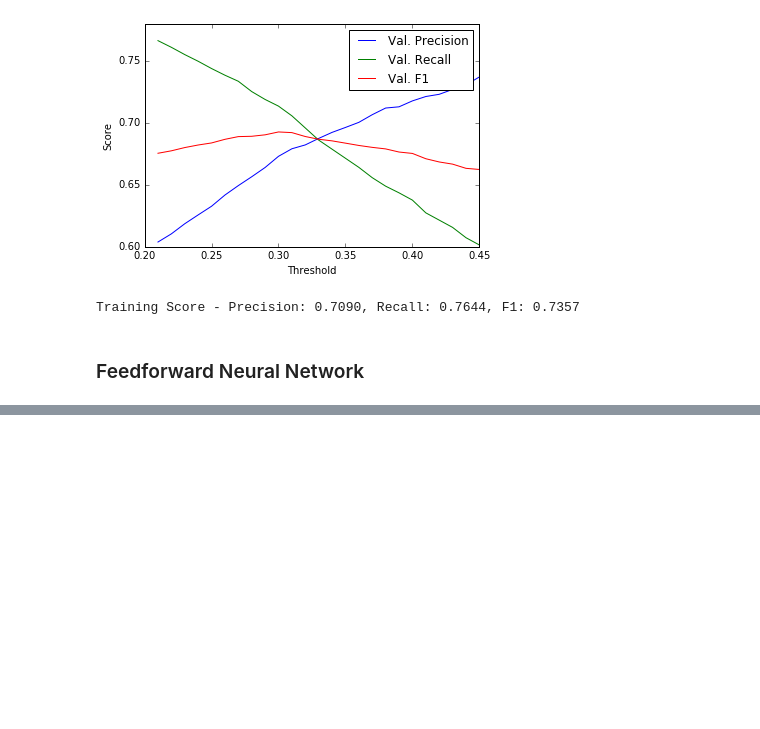
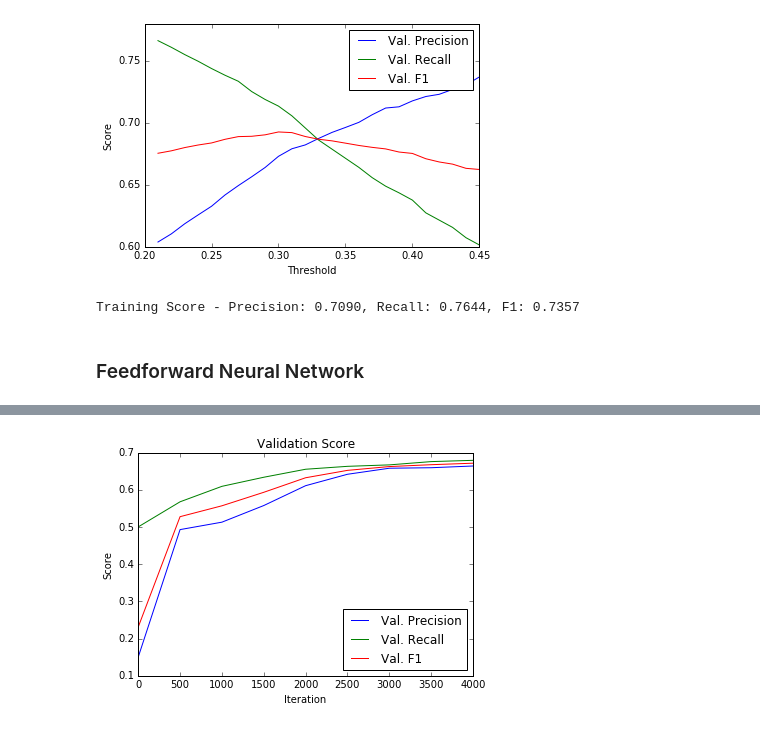
Before and after one commit to llefebure/indeed-ml, a Jupyter notebook: models.ipynb, the cells around one changed output, grey strips where cells are left out. Saved outputs shown, nothing was run; the diff lists cells and outputs as text; code cells hidden in the pictures; blank space fills up the shorter version.

```diff
--- a/models.ipynb
+++ b/models.ipynb
@@ -238,0 +271,10 @@ Validation accuracy - Precision: 0.6686, Recall: 0.6797, F1: 0.6741
+# %%
+x, y = zip(*validation_score)
+plt.plot(x, y)
+plt.title("Validation Score")
+plt.legend(["Val. Precision", "Val. Recall", "Val. F1"], loc=4)
+plt.xlabel("Iteration")
+plt.ylabel("Score")
+plt.show()
+# %% [output]
+[figure, added]
```
Also changed, not shown: parts of 7 cells of this notebook.
